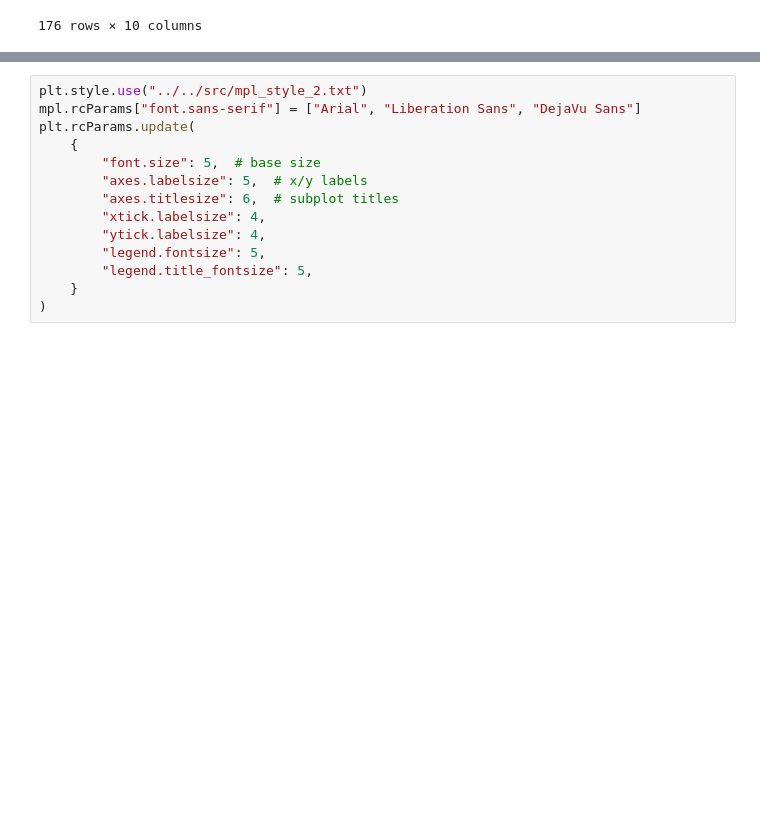
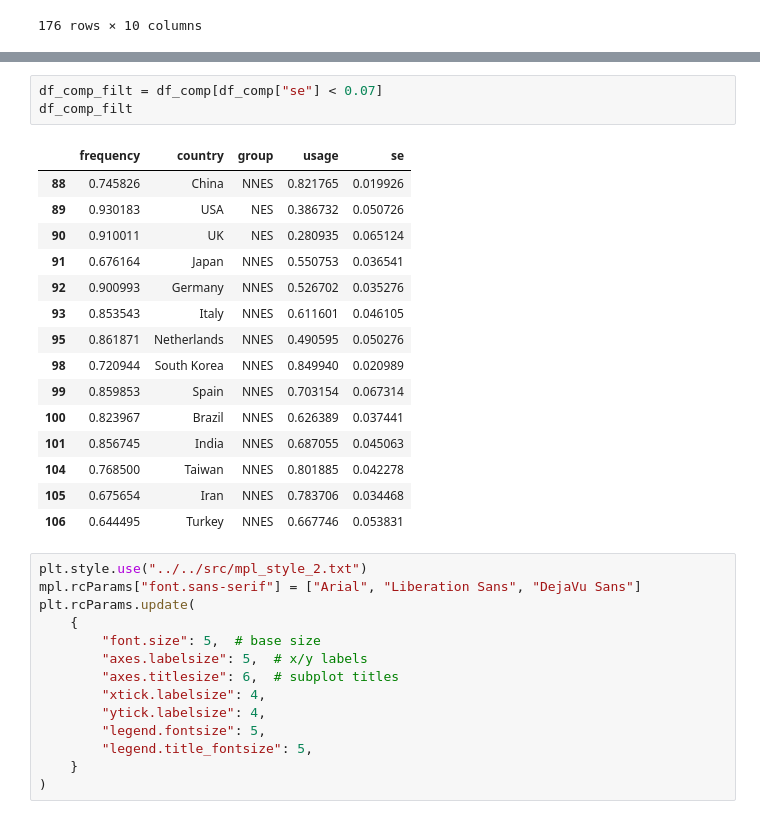
Before and after one commit to LenaHolzwarth/llms_in_academia, a Jupyter notebook: scripts/paper_figures/Fig3.ipynb, the cells around one changed output, grey strips where cells are left out. Cells and saved outputs as stored; diff of their text form; blank space fills up the shorter version.

```diff
--- a/scripts/paper_figures/Fig3.ipynb
+++ b/scripts/paper_figures/Fig3.ipynb
@@ -106,3 +108,22 @@ df_comp
+# %%
+df_comp_filt = df_comp[df_comp["se"] < 0.07]
+df_comp_filt
+# %% [output]
+|  | frequency | country | group | usage | se |
+| 88 | 0.745826 | China | NNES | 0.821765 | 0.019926 |
+| 89 | 0.930183 | USA | NES | 0.386732 | 0.050726 |
+| 90 | 0.910011 | UK | NES | 0.280935 | 0.065124 |
+| 91 | 0.676164 | Japan | NNES | 0.550753 | 0.036541 |
+| 92 | 0.900993 | Germany | NNES | 0.526702 | 0.035276 |
+| 93 | 0.853543 | Italy | NNES | 0.611601 | 0.046105 |
+| 95 | 0.861871 | Netherlands | NNES | 0.490595 | 0.050276 |
+| 98 | 0.720944 | South Korea | NNES | 0.849940 | 0.020989 |
+| 99 | 0.859853 | Spain | NNES | 0.703154 | 0.067314 |
+| 100 | 0.823967 | Brazil | NNES | 0.626389 | 0.037441 |
+| 101 | 0.856745 | India | NNES | 0.687055 | 0.045063 |
+| 104 | 0.768500 | Taiwan | NNES | 0.801885 | 0.042278 |
+| 105 | 0.675654 | Iran | NNES | 0.783706 | 0.034468 |
+| 106 | 0.644495 | Turkey | NNES | 0.667746 | 0.053831 |
 # %%
 plt.style.use("../../src/mpl_style_2.txt")
 mpl.rcParams["font.sans-serif"] = ["Arial", "Liberation Sans", "DejaVu Sans"]
```
Also changed, not shown: parts of 6 cells of this notebook, 12 other files.
